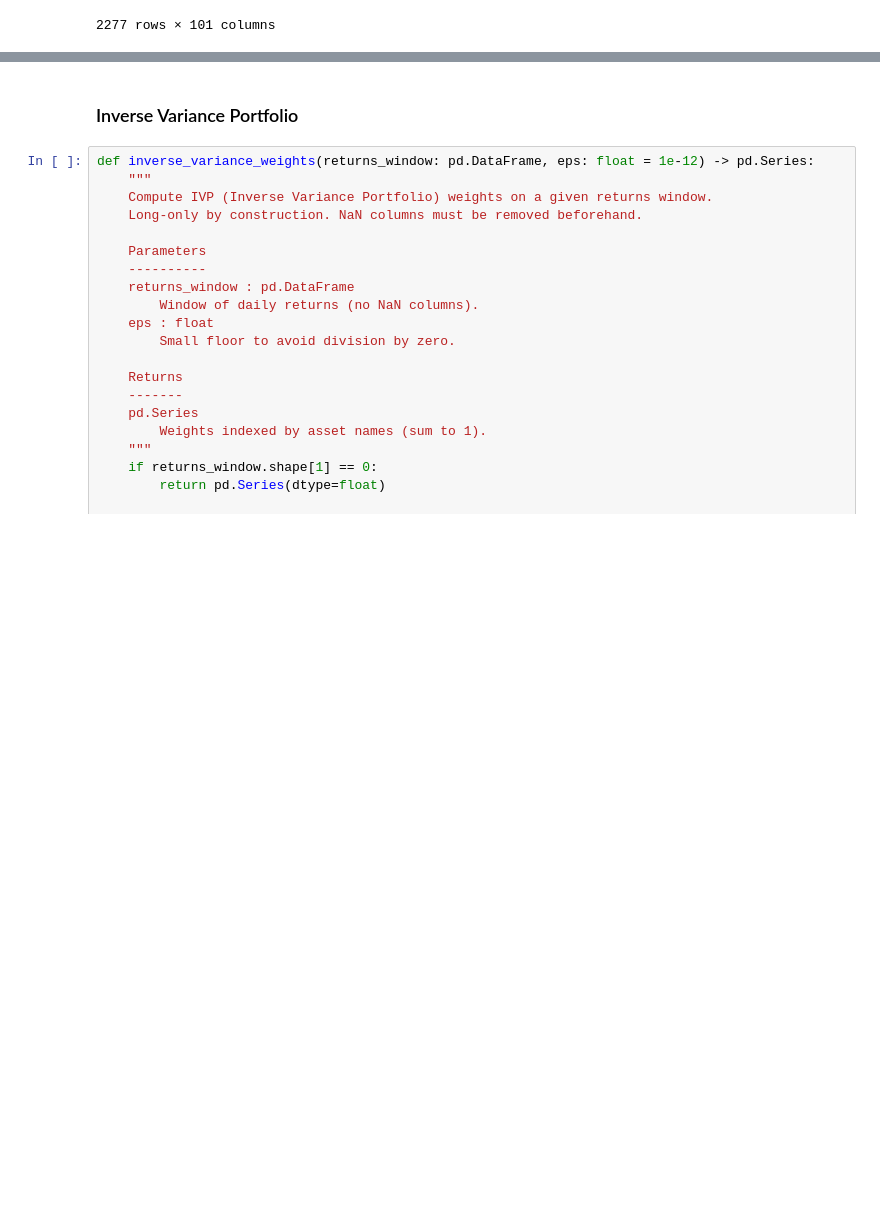
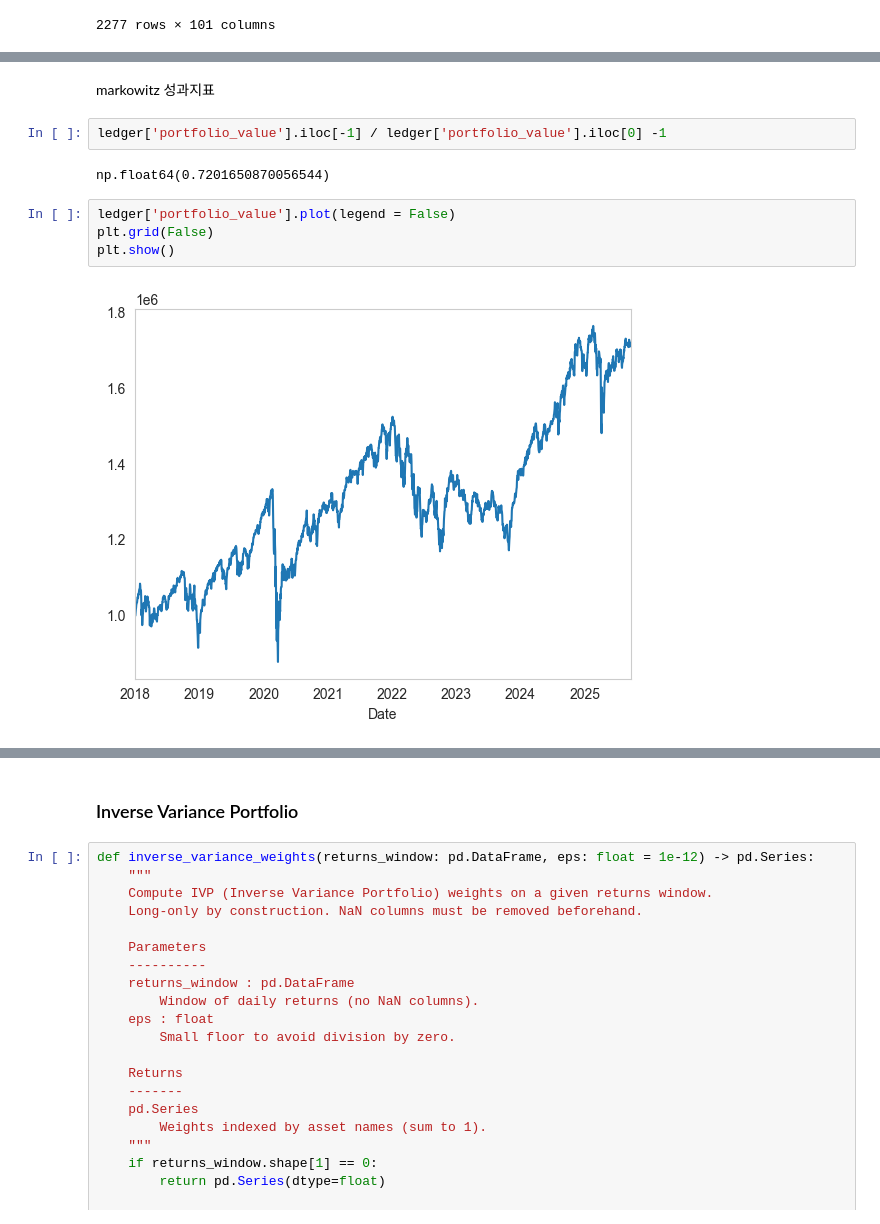
Before and after one commit to Tommylee1013/nco-research, a Jupyter notebook: empirical/SP100.ipynb, the cells around one changed output, grey strips where cells are left out. Saved outputs shown, nothing was run; the diff lists cells and outputs as text; blank space fills up the shorter version.

```diff
--- a/empirical/SP100.ipynb
+++ b/empirical/SP100.ipynb
@@ -242,0 +516,12 @@ plt.show()
+# %% [markdown]
+markowitz 성과지표
+# %%
+ledger['portfolio_value'].iloc[-1] / ledger['portfolio_value'].iloc[0] -1
+# %% [output]
+np.float64(0.7201650870056544)
+# %%
+ledger['portfolio_value'].plot(legend = False)
+plt.grid(False)
+plt.show()
+# %% [output]
+[figure, added]
```
Also changed, not shown: parts of 24 cells of this notebook, 1 other file.
